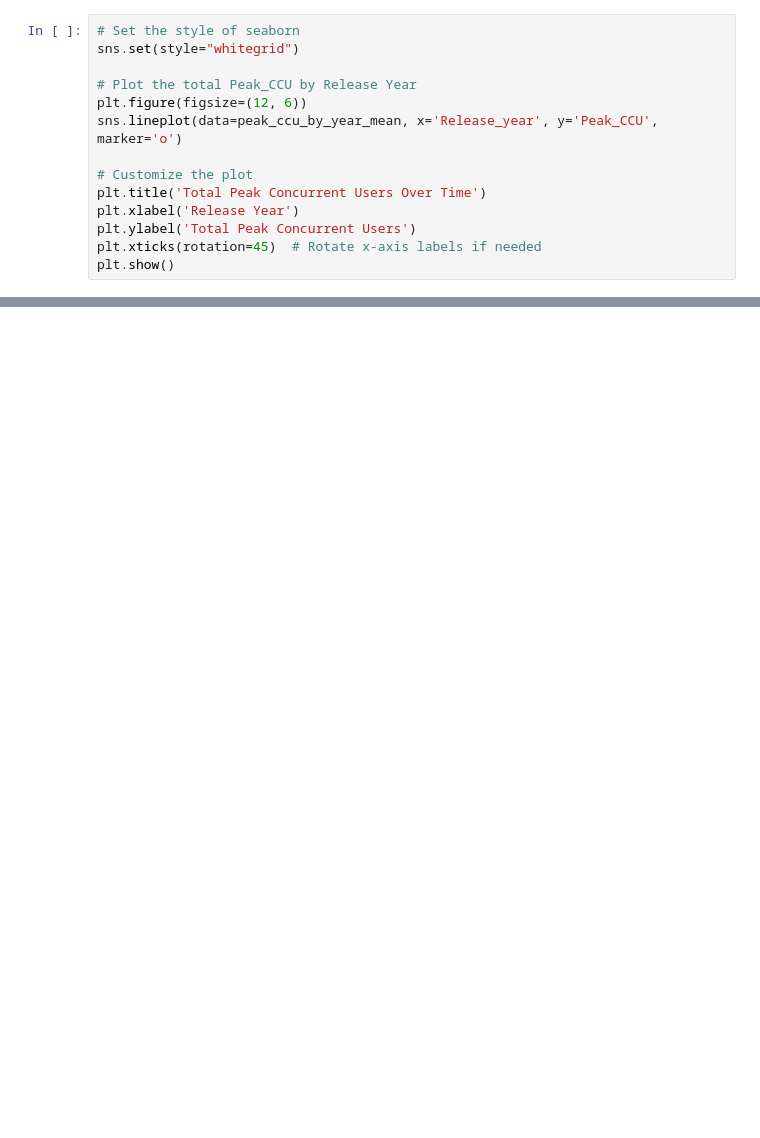
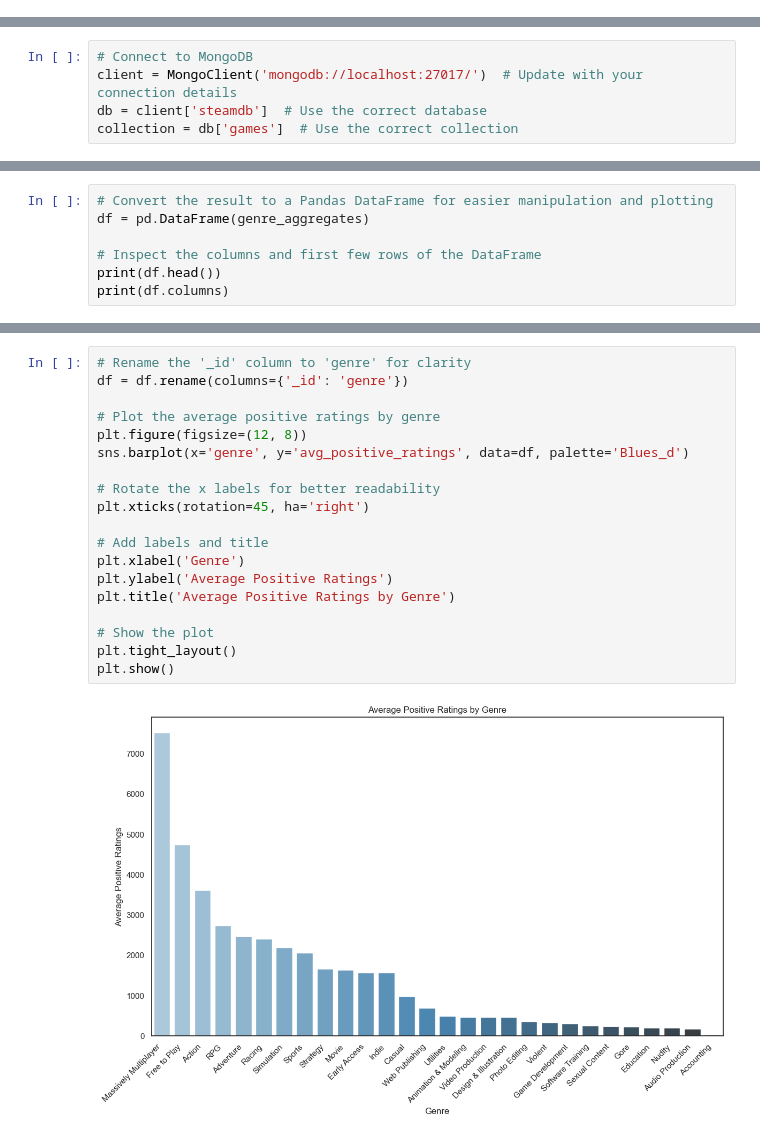
Before and after one commit to Oatsinthepine/Project_3, a Jupyter notebook: analysis.ipynb, the cells around one changed output, grey strips where cells are left out. Drawn from its saved outputs; the diff is of its cells as text; blank space fills up the shorter version.

```diff
--- a/analysis.ipynb
+++ b/analysis.ipynb
@@ -98,14 +0,0 @@ peak_ccu_by_year_mean = df.groupby('Release_year')['Peak_CCU'].mean().reset_inde
-# %%
-# Set the style of seaborn
-sns.set(style="whitegrid")
-
-# Plot the total Peak_CCU by Release Year
-plt.figure(figsize=(12, 6))
-sns.lineplot(data=peak_ccu_by_year_mean, x='Release_year', y='Peak_CCU', marker='o')
-
-# Customize the plot
-plt.title('Total Peak Concurrent Users Over Time')
-plt.xlabel('Release Year')
-plt.ylabel('Total Peak Concurrent Users')
-plt.xticks(rotation=45)  # Rotate x-axis labels if needed
-plt.show()
@@ -333,0 +7,5 @@ JSON file saved to output_file.json
+# %%
+# Connect to MongoDB
+client = MongoClient('mongodb://localhost:27017/')  # Update with your connection details
+db = client['steamdb']  # Use the correct database
+collection = db['games']  # Use the correct collection
@@ -333,0 +164,7 @@ JSON file saved to output_file.json
+# %%
+# Convert the result to a Pandas DataFrame for easier manipulation and plotting
+df = pd.DataFrame(genre_aggregates)
+
+# Inspect the columns and first few rows of the DataFrame
+print(df.head())
+print(df.columns)
@@ -333,0 +186,21 @@ JSON file saved to output_file.json
+# %%
+# Rename the '_id' column to 'genre' for clarity
+df = df.rename(columns={'_id': 'genre'})
+
+# Plot the average positive ratings by genre
+plt.figure(figsize=(12, 8))
+sns.barplot(x='genre', y='avg_positive_ratings', data=df, palette='Blues_d')
+
+# Rotate the x labels for better readability
+plt.xticks(rotation=45, ha='right')
+
+# Add labels and title
+plt.xlabel('Genre')
+plt.ylabel('Average Positive Ratings')
+plt.title('Average Positive Ratings by Genre')
+
+# Show the plot
+plt.tight_layout()
+plt.show()
+# %% [output]
+[figure, added]
```
Also changed, not shown: parts of 37 cells of this notebook, 9 other files.
